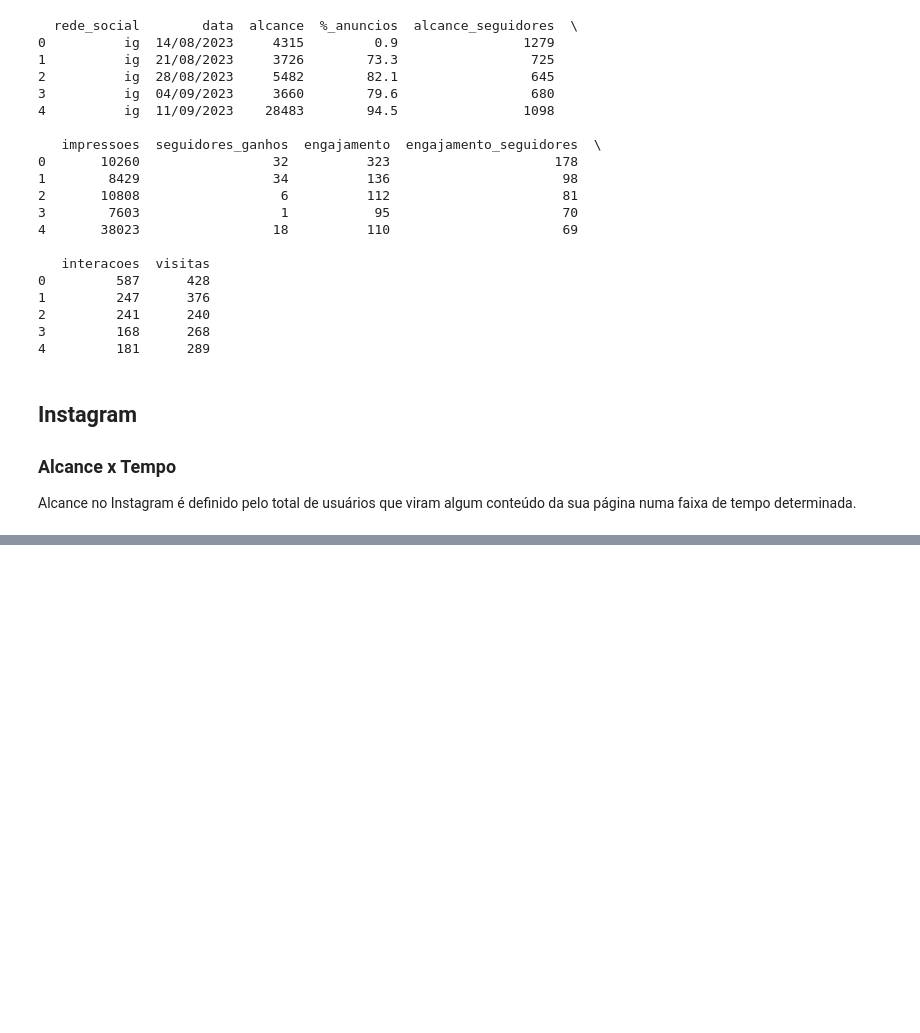
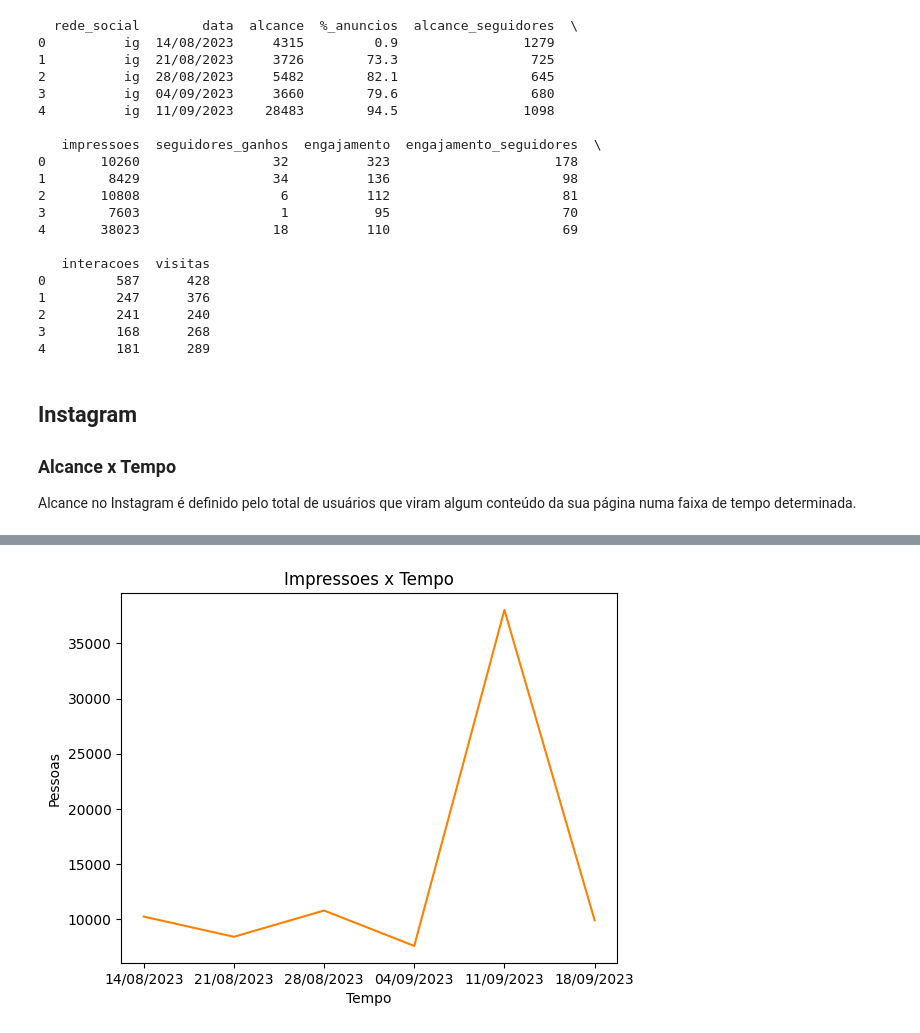
Before and after one commit to raphael-ss/social-media-analysis, a Jupyter notebook: social-media-nb.ipynb, the cells around one changed output, grey strips where cells are left out. Cells and saved outputs as stored; diff of their text form; code cells hidden in the pictures; blank space fills up the shorter version.

```diff
--- a/social-media-nb.ipynb
+++ b/social-media-nb.ipynb
@@ -70,0 +100,11 @@ O alcance médio dos não seguidores é 7628.5
+# %%
+impressoes = df.impressoes
+tempo = list(df.data)
+
+plt.plot(tempo, impressoes, color="#FF8000")
+plt.title('Impressoes x Tempo')
+plt.xlabel('Tempo')
+plt.ylabel('Pessoas')
+plt.show()
+# %% [output]
+[figure, added]
```
Also changed, not shown: parts of 9 cells of this notebook.
